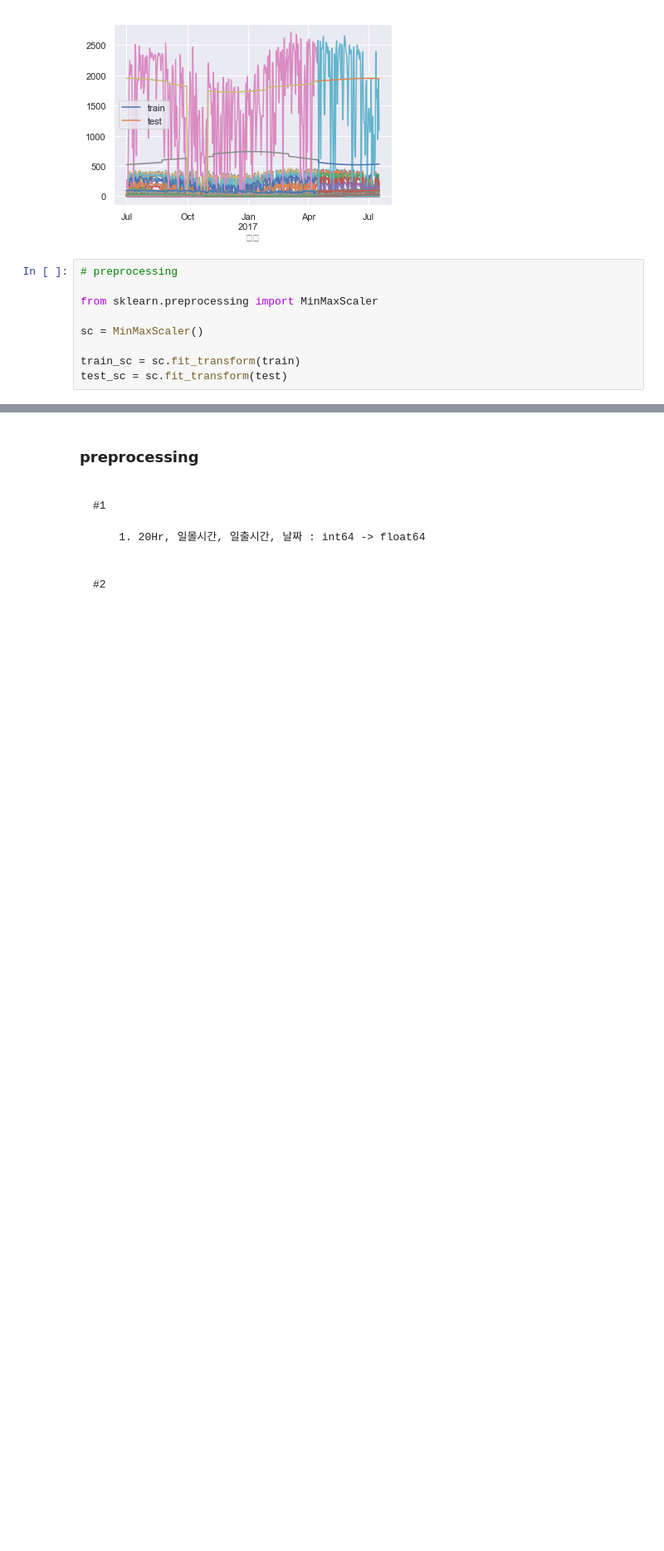
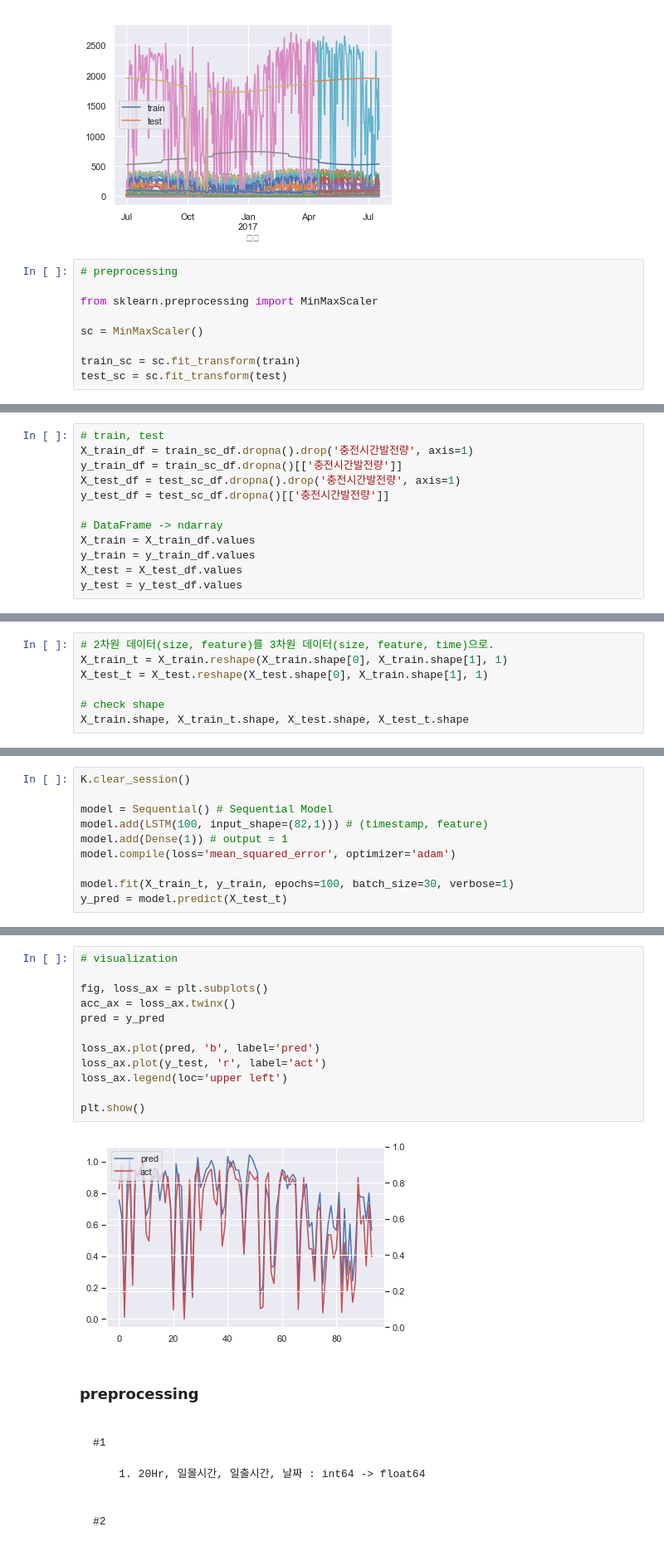
Before and after one commit to seokyeongheo/iot-data-practice, a Jupyter notebook: IOT_practice_01.RNN.ipynb, the cells around one changed output, grey strips where cells are left out. Shown at 83% size. Drawn from its saved outputs; the diff is of its cells as text; blank space fills up the shorter version.

Commit message:
iot-practice-03-LSTM

```diff
--- a/IOT_practice_01.RNN.ipynb
+++ b/IOT_practice_01.RNN.ipynb
@@ -430,0 +398,12 @@ train_sc_df.head()
+# %%
+# train, test
+X_train_df = train_sc_df.dropna().drop('충전시간발전량', axis=1)
+y_train_df = train_sc_df.dropna()[['충전시간발전량']]
+X_test_df = test_sc_df.dropna().drop('충전시간발전량', axis=1)
+y_test_df = test_sc_df.dropna()[['충전시간발전량']]
+
+# DataFrame -> ndarray
+X_train = X_train_df.values
+y_train = y_train_df.values
+X_test = X_test_df.values
+y_test = y_test_df.values
@@ -430,0 +414,7 @@ train_sc_df.head()
+# %%
+# 2차원 데이터(size, feature)를 3차원 데이터(size, feature, time)으로.
+X_train_t = X_train.reshape(X_train.shape[0], X_train.shape[1], 1)
+X_test_t = X_test.reshape(X_test.shape[0], X_train.shape[1], 1)
+
+# check shape
+X_train.shape, X_train_t.shape, X_test.shape, X_test_t.shape
@@ -430,0 +429,10 @@ train_sc_df.head()
+# %%
+K.clear_session()
+
+model = Sequential() # Sequential Model
+model.add(LSTM(100, input_shape=(82,1))) # (timestamp, feature)
+model.add(Dense(1)) # output = 1
+model.compile(loss='mean_squared_error', optimizer='adam')
+
+model.fit(X_train_t, y_train, epochs=100, batch_size=30, verbose=1)
+y_pred = model.predict(X_test_t)
@@ -431,3 +457,17 @@ train_sc_df.head()
+# %%
+# visualization
+
+fig, loss_ax = plt.subplots()
+acc_ax = loss_ax.twinx()
+pred = y_pred
+
+loss_ax.plot(pred, 'b', label='pred')
+loss_ax.plot(y_test, 'r', label='act')
+loss_ax.legend(loc='upper left')
+
+plt.show()
+# %% [output]
+[figure, added]
 # %% [markdown]
 ### preprocessing
 
```
Also changed, not shown: parts of 17 cells of this notebook.
